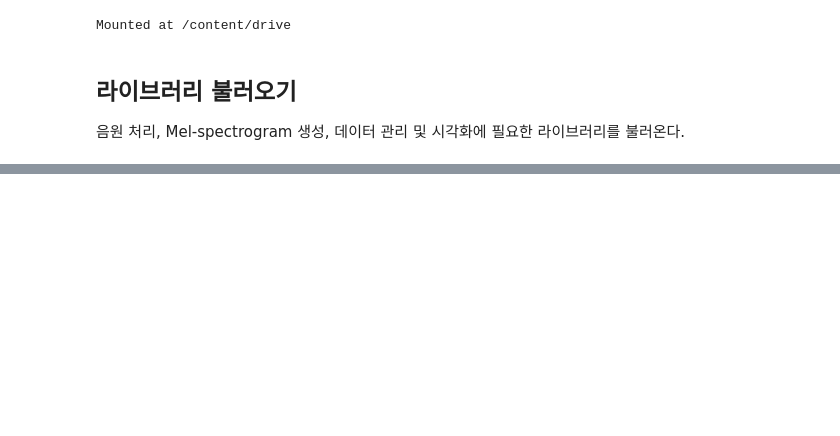
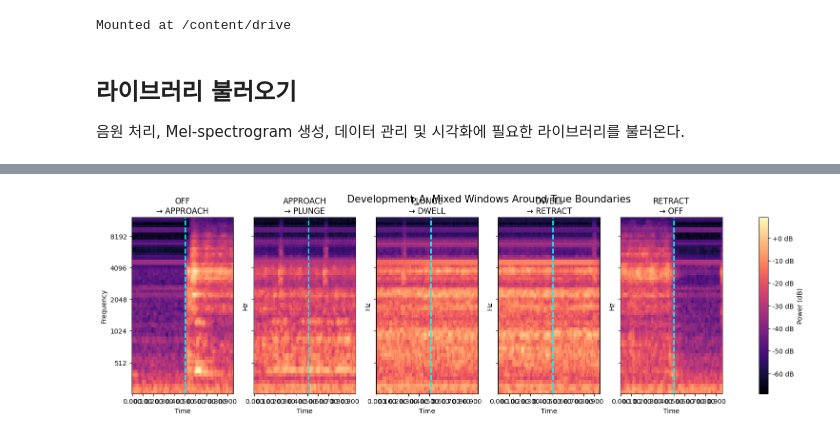
Before and after one commit to tnwlvos/Purdue-AI-education-Muchine-Learning-, a Jupyter notebook: FSSW_Audio_Classification.ipynb, the cells around one changed output, grey strips where cells are left out. Saved outputs shown, nothing was run; the diff lists cells and outputs as text; code cells hidden in the pictures; blank space fills up the shorter version.

```diff
--- a/FSSW_Audio_Classification.ipynb
+++ b/FSSW_Audio_Classification.ipynb
@@ -1562,0 +101,16 @@ display(cross_validation_experiment_results)
+# %%
+timeline_manifest = pd.read_csv(
+    TIMELINE_MANIFEST_PATH
+)
+
+print(
+    "전체 윈도우 수:",
+    len(timeline_manifest),
+)
+
+print(
+    "전체 컬럼 수:",
+    len(timeline_manifest.columns),
+)
+
+display(timeline_manifest.head())
@@ -1562,0 +623,72 @@ display(cross_validation_experiment_results)
+# %%
+fig, axes = plt.subplots(
+    1,
+    5,
+    figsize=(20, 4.8),
+    sharex=True,
+    sharey=True,
+)
+
+last_image = None
+
+for (
+    axis,
+    transition,
+    selected_row,
+    log_mel,
+) in zip(
+    axes,
+    boundary_transitions,
+    boundary_example_rows,
+    boundary_example_mels,
+):
+    from_stage, to_stage = transition
+
+    last_image = librosa.display.specshow(
+        log_mel,
+        sr=SAMPLE_RATE,
+        hop_length=STFT_HOP_LENGTH,
+        x_axis="time",
+        y_axis="mel",
+        fmin=FMIN,
+        fmax=FMAX,
+        vmin=shared_vmin,
+        vmax=shared_vmax,
+        cmap="magma",
+        ax=axis,
+    )
+
+    axis.axvline(
+        selected_row[
+            "boundary_offset_sec"
+        ],
+        color="cyan",
+        linestyle="--",
+        linewidth=2,
+        label="True boundary",
+    )
+
+    axis.set_title(
+        f"{from_stage.upper()}\n→ "
+        f"{to_stage.upper()}"
+    )
+
+    axis.set_xlabel("Time")
+
+axes[0].set_ylabel("Frequency")
+
+fig.colorbar(
+    last_image,
+    ax=axes,
+    format="%+2.0f dB",
+    label="Power (dB)",
+)
+
+fig.suptitle(
+    "Development_A: Mixed Windows Around True Boundaries",
+    fontsize=15,
+)
+
+plt.show()
+# %% [output]
+[figure, added]
```
Also changed, not shown: parts of 78 cells of this notebook.
